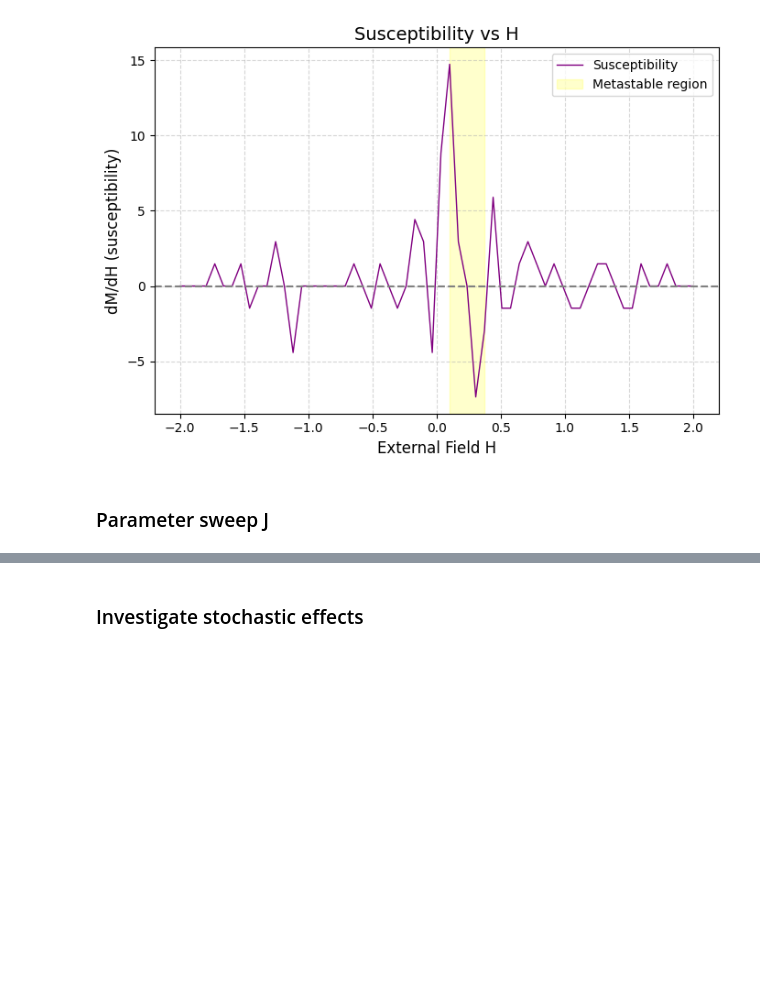
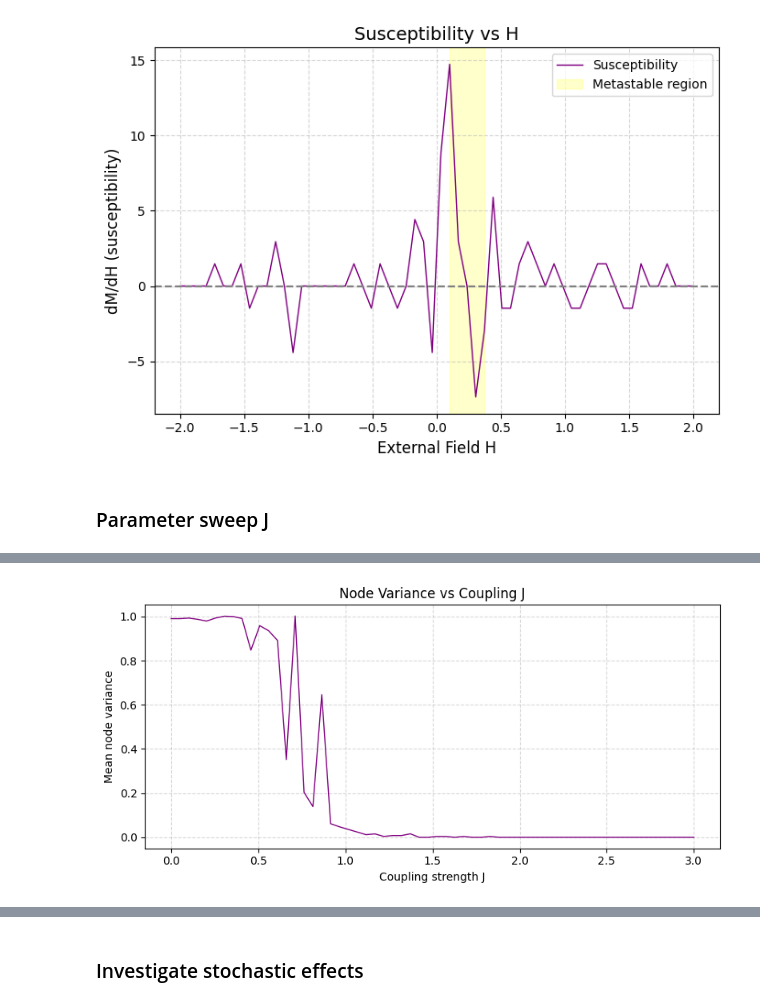
Before and after one commit to kylehtunis/psychopathology_css, a Jupyter notebook: project.ipynb, the cells around one changed output, grey strips where cells are left out. Drawn from its saved outputs; the diff is of its cells as text; code cells hidden in the pictures; blank space fills up the shorter version.

```diff
--- a/project.ipynb
+++ b/project.ipynb
@@ -641,0 +742,13 @@ plt.show()
+# %%
+node_variances_J = [np.mean(np.diag(cov)) for cov in cov_matrices_all_J]
+
+plt.figure(figsize=(8,4))
+plt.plot(J_values, node_variances_J, 'purple', linewidth=1)
+plt.xlabel('Coupling strength J')
+plt.ylabel('Mean node variance')
+plt.title('Node Variance vs Coupling J')
+plt.grid(True, linestyle='--', alpha=0.5)
+plt.tight_layout()
+plt.show()
+# %% [output]
+[figure, added]
```
Also changed, not shown: parts of 5 cells of this notebook.
